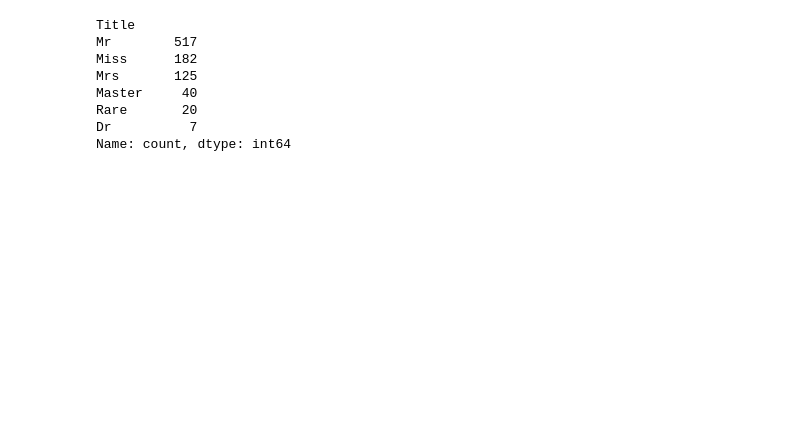
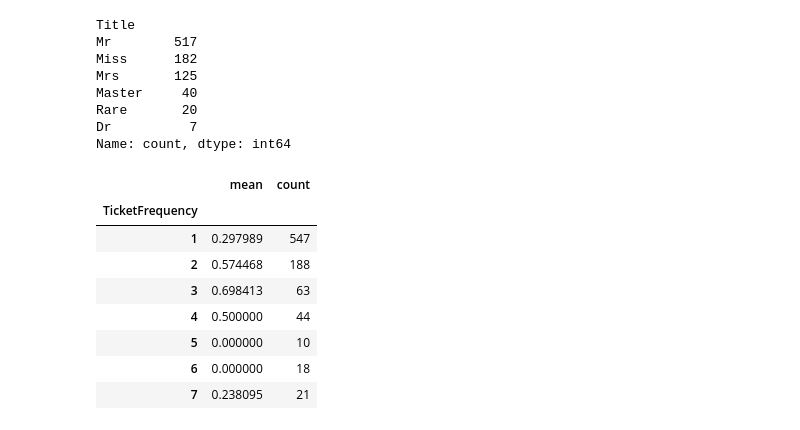
Before and after one commit to SirHelpMePlease/Kaggle_Titanic, a Jupyter notebook: Feature_Engineering.ipynb, the cells around one changed output. Cells and saved outputs as stored; diff of their text form; code cells hidden in the pictures; blank space fills up the shorter version.

```diff
--- a/Feature_Engineering.ipynb
+++ b/Feature_Engineering.ipynb
@@ -103,0 +142,14 @@ train[]
+# %%
+ticket_counts = train['Ticket'].value_counts()
+train['TicketFrequency'] = train['Ticket'].map(ticket_counts)
+train.groupby('TicketFrequency')['Survived'].agg(['mean', 'count'])
+# %% [output]
+|  | mean | count |
+| TicketFrequency |  |  |
+| 1 | 0.297989 | 547 |
+| 2 | 0.574468 | 188 |
+| 3 | 0.698413 | 63 |
+| 4 | 0.500000 | 44 |
+| 5 | 0.000000 | 10 |
+| 6 | 0.000000 | 18 |
+| 7 | 0.238095 | 21 |
```
Also changed, not shown: parts of 12 cells of this notebook, 2 other files.
